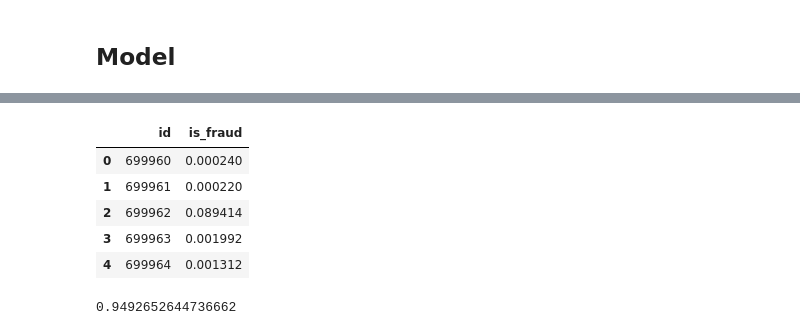
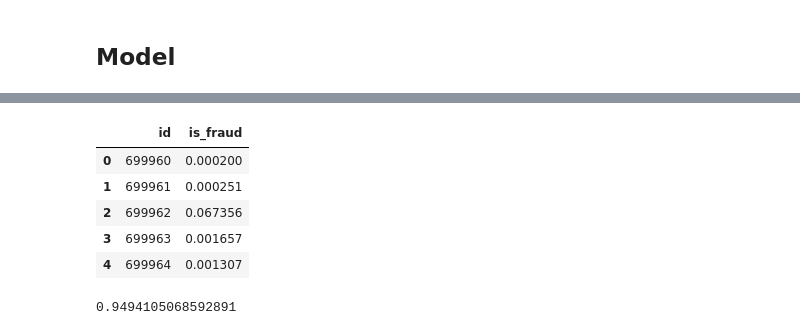
Before and after one commit to oivler/kaggle-credit-card-fraud, a Jupyter notebook: model.ipynb, the cells around one changed output, grey strips where cells are left out. Saved outputs shown, nothing was run; the diff lists cells and outputs as text; code cells hidden in the pictures.

```diff
--- a/model.ipynb
+++ b/model.ipynb
@@ -569,8 +518,8 @@ for seed in lgb4_seeds:
         X_tr, y_tr = X.iloc[tr_idx], y.iloc[tr_idx]
         X_va, y_va = X.iloc[va_idx], y.iloc[va_idx]
         model = fit_lgb(X_tr, y_tr, X_va, y_va, seed=seed + fold, num_leaves=4, max_depth=3, lr=0.02)
-        oof_seed[va_idx] = predict_lgb(model, X_va)
-        pred_seed += predict_lgb(model, X_test) / skf.n_splits
+        oof_seed[va_idx] = model.predict_proba(X_va[feature_cols])[:, 1]
+        pred_seed += model.predict_proba(X_test[feature_cols])[:, 1] / skf.n_splits
         print(f"lgb4 seed {seed} fold {fold}: {roc_auc_score(y_va, oof_seed[va_idx]):.6f} iter={model.best_iteration_}")
     print(f"lgb4 seed {seed} cv: {roc_auc_score(y, oof_seed):.6f}")
     oof_lgb4_bag += oof_seed / len(lgb4_seeds)
@@ -607,8 +556,8 @@ for fold, (tr_idx, va_idx) in enumerate(skf.split(X, y), start=1):
     X_tr, y_tr = X.iloc[tr_idx], y.iloc[tr_idx]
     X_va, y_va = X.iloc[va_idx], y.iloc[va_idx]
     model = fit_lgb(X_tr, y_tr, X_va, y_va, seed=100 + fold, num_leaves=3, max_depth=2, lr=0.015, stop=300)
-    oof_lgb3[va_idx] = predict_lgb(model, X_va)
-    pred_lgb3 += predict_lgb(model, X_test) / skf.n_splits
+    oof_lgb3[va_idx] = model.predict_proba(X_va[feature_cols])[:, 1]
+    pred_lgb3 += model.predict_proba(X_test[feature_cols])[:, 1] / skf.n_splits
     print(f"lgb3 fold {fold}: {roc_auc_score(y_va, oof_lgb3[va_idx]):.6f} iter={model.best_iteration_}")
 
 print(f"lgb3 cv: {roc_auc_score(y, oof_lgb3):.6f}")
@@ -629,8 +578,8 @@ for fold, (tr_idx, va_idx) in enumerate(skf.split(X, y), start=1):
     X_tr, y_tr = X.iloc[tr_idx], y.iloc[tr_idx]
     X_va, y_va = X.iloc[va_idx], y.iloc[va_idx]
     model = fit_lgb(X_tr, y_tr, X_va, y_va, seed=200 + fold, num_leaves=7, max_depth=4, lr=0.02)
-    oof_lgb7[va_idx] = predict_lgb(model, X_va)
-    pred_lgb7 += predict_lgb(model, X_test) / skf.n_splits
+    oof_lgb7[va_idx] = model.predict_proba(X_va[feature_cols])[:, 1]
+    pred_lgb7 += model.predict_proba(X_test[feature_cols])[:, 1] / skf.n_splits
     print(f"lgb7 fold {fold}: {roc_auc_score(y_va, oof_lgb7[va_idx]):.6f} iter={model.best_iteration_}")
 
 print(f"lgb7 cv: {roc_auc_score(y, oof_lgb7):.6f}")
@@ -828,12 +725,17 @@ for fold, (tr_idx, va_idx) in enumerate(skf.split(oof_matrix, y), start=1):
     print(f"logit stack fold {fold}: {roc_auc_score(y.iloc[va_idx], oof_logit[va_idx]):.6f}")
 print(f"logit stack cv: {roc_auc_score(y, oof_logit):.6f}")
 
-eps = 1e-6
-member_aucs = {k: roc_auc_score(y, oof_preds[k]) for k in member_names}
-top_names = sorted(member_aucs, key=member_aucs.get, reverse=True)[:3]
-oof_geom = np.exp(np.mean([np.log(np.clip(oof_preds[k], eps, 1 - eps)) for k in top_names], axis=0))
-test_geom = np.exp(np.mean([np.log(np.clip(test_preds[k], eps, 1 - eps)) for k in top_names], axis=0))
-print(f"geom-top3 {top_names} cv: {roc_auc_score(y, oof_geom):.6f}")
+member_aucs = np.array([roc_auc_score(y, oof_preds[k]) for k in member_names], dtype=np.float64)
+temp = 0.01
+w = np.exp((member_aucs - member_aucs.max()) / temp)
+w = w / w.sum()
+oof_aucw = np.zeros(len(X))
+test_aucw = np.zeros(len(X_test))
+for i, name in enumerate(member_names):
+    oof_aucw += w[i] * oof_preds[name]
+    test_aucw += w[i] * test_preds[name]
+print("auc-softmax weights:", {k: round(float(v), 4) for k, v in zip(member_names, w)})
+print(f"auc-softmax cv: {roc_auc_score(y, oof_aucw):.6f}")
 
 def hill_climb(oof_dict, y_arr, max_models=8):
     remaining = dict(oof_dict)
@@ -847,33 +749,33 @@ def hill_climb(oof_dict, y_arr, max_models=8):
         improved = False
         best_step = None
         for name, pred in remaining.items():
-            for w in np.linspace(0.05, 0.5, 10):
-                trial = (1 - w) * blend + w * pred
+            for ww in np.linspace(0.05, 0.5, 10):
+                trial = (1 - ww) * blend + ww * pred
                 auc = roc_auc_score(y_arr, trial)
                 if auc > best_auc + 1e-6:
                     best_auc = auc
-                    best_step = (name, w, trial)
+                    best_step = (name, ww, trial)
                     improved = True
         if best_step is not None:
-            name, w, trial = best_step
+            name, ww, trial = best_step
             for k in weights:
-                weights[k] *= (1 - w)
-            weights[name] = weights.get(name, 0.0) + w
+                weights[k] *= (1 - ww)
+            weights[name] = weights.get(name, 0.0) + ww
             blend = trial
             remaining.pop(name)
-            print(f"hill add {name} w={w:.2f}: {best_auc:.6f}")
+            print(f"hill add {name} w={ww:.2f}: {best_auc:.6f}")
     return blend, weights, best_auc
 
 oof_hill, hill_weights, hill_auc = hill_climb(oof_preds, y)
 test_hill = np.zeros(len(X_test))
-for name, w in hill_weights.items():
-    test_hill += w * test_preds[name]
+for name, ww in hill_weights.items():
+    test_hill += ww * test_preds[name]
 print(f"hill cv: {hill_auc:.6f}")
 print("hill weights:", {k: round(v, 4) for k, v in hill_weights.items()})
 
 candidates = {
     "logit": (roc_auc_score(y, oof_logit), test_logit),
-    "geom_top3": (roc_auc_score(y, oof_geom), test_geom),
+    "auc_softmax": (roc_auc_score(y, oof_aucw), test_aucw),
     "hill": (hill_auc, test_hill),
 }
 best_name = max(candidates, key=lambda k: candidates[k][0])
@@ -906,7 +808,7 @@ selected hill cv=0.949265
 |  | id | is_fraud |
-| 0 | 699960 | 0.000240 |
-| 1 | 699961 | 0.000220 |
-| 2 | 699962 | 0.089414 |
-| 3 | 699963 | 0.001992 |
-| 4 | 699964 | 0.001312 |
+| 0 | 699960 | 0.000200 |
+| 1 | 699961 | 0.000251 |
+| 2 | 699962 | 0.067356 |
+| 3 | 699963 | 0.001657 |
+| 4 | 699964 | 0.001307 |
-0.9492652644736662
+0.9494105068592891
```
Also changed, not shown: parts of 12 cells of this notebook.
